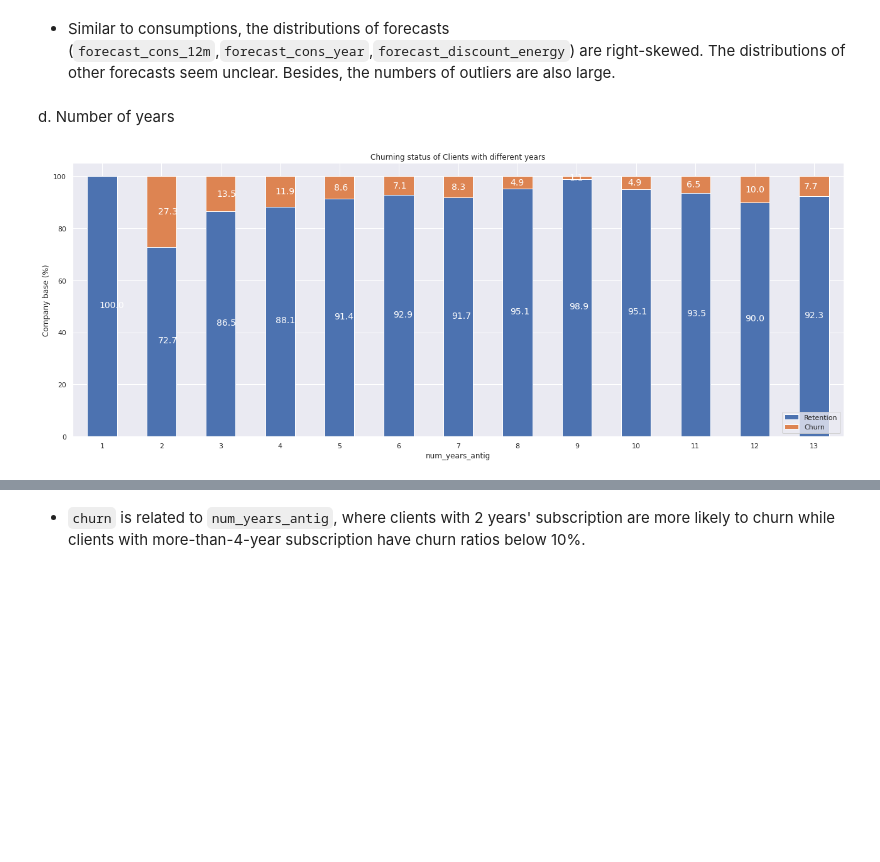
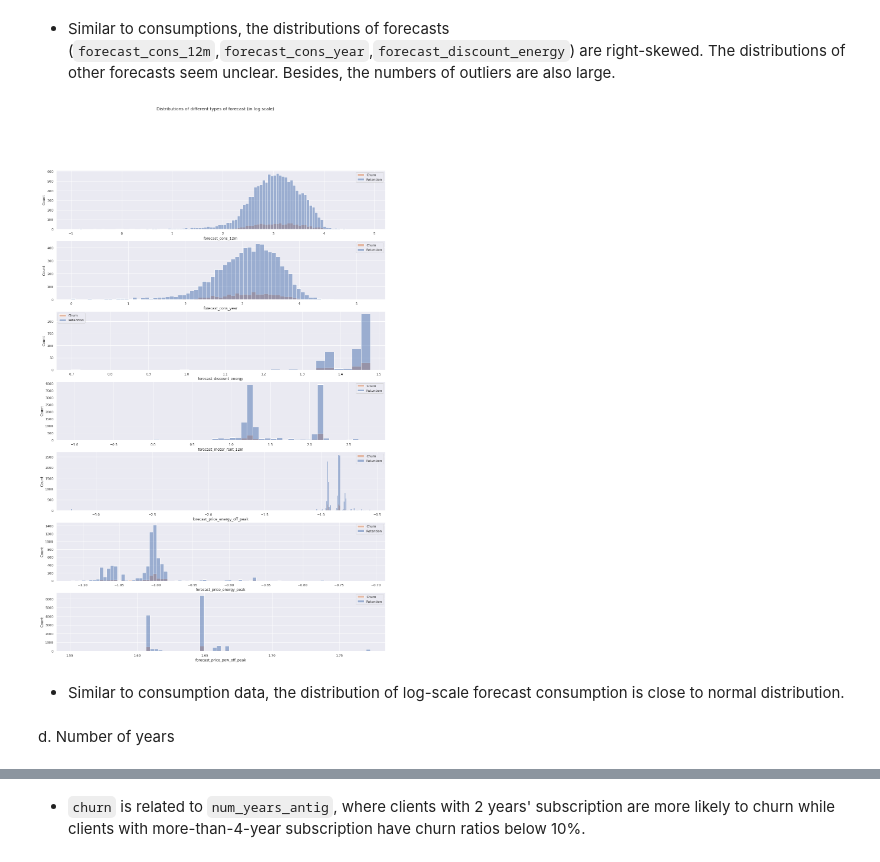
Before and after one commit to AnyueWang/BCG_Project, a Jupyter notebook: EDA.ipynb, the cells around one changed output, grey strips where cells are left out. Drawn from its saved outputs; the diff is of its cells as text; code cells hidden in the pictures; blank space fills up the shorter version.

```diff
--- a/EDA.ipynb
+++ b/EDA.ipynb
@@ -302,16 +309,19 @@ for i, col in enumerate(col_fore):
 [figure]
 # %% [markdown]
 * Similar to consumptions, the distributions of forecasts (`forecast_cons_12m`,`forecast_cons_year`,`forecast_discount_energy`) are right-skewed. The distributions of other forecasts seem unclear. Besides, the numbers of outliers are also large.
+# %%
+fig, ax = plt.subplots(7,1,figsize=(20, 30))
+fig.suptitle('Distributions of different types of forecast (in log scale)')
+forecast_log = forecast[col_fore+['churn']]
+forecast_log[col_fore] = np.log10(forecast_log[col_fore])
+
+for i, col in enumerate(col_fore):
+  sns.histplot(data=forecast_log,x=col,hue='churn',ax=ax[i])
+  #ax[i].set_yscale('log')
+  ax[i].legend(['Churn','Retention'])
+# %% [output]
+[figure, added]
+# %% [markdown]
+* Similar to consumption data, the distribution of log-scale forecast consumption is close to normal distribution.
 # %% [markdown]
 d. Number of years
-# %%
-antig = client_df[['id', 'num_years_antig', 'churn']]
-antig.columns = ['Companies', 'num_years_antig', 'churn']
-antig_total = antig.groupby(antig['num_years_antig']).count()
-antig_churn = antig[antig['churn']==0].groupby(antig['num_years_antig']).count()
-antig_percentage['0'] = antig_churn[['Companies']] / antig_total[['Companies']] * 100
-antig_percentage['1'] = 100 - antig_percentage['0']
-antig_percentage.replace(np.nan,0,inplace=True)
-plot_stacked_bars(antig_percentage[['0','1']], "Churning status of Clients with different years",(22, 8), legend_="lower right")
-# %% [output]
-[figure, removed]
```
Also changed, not shown: parts of 6 cells of this notebook.
